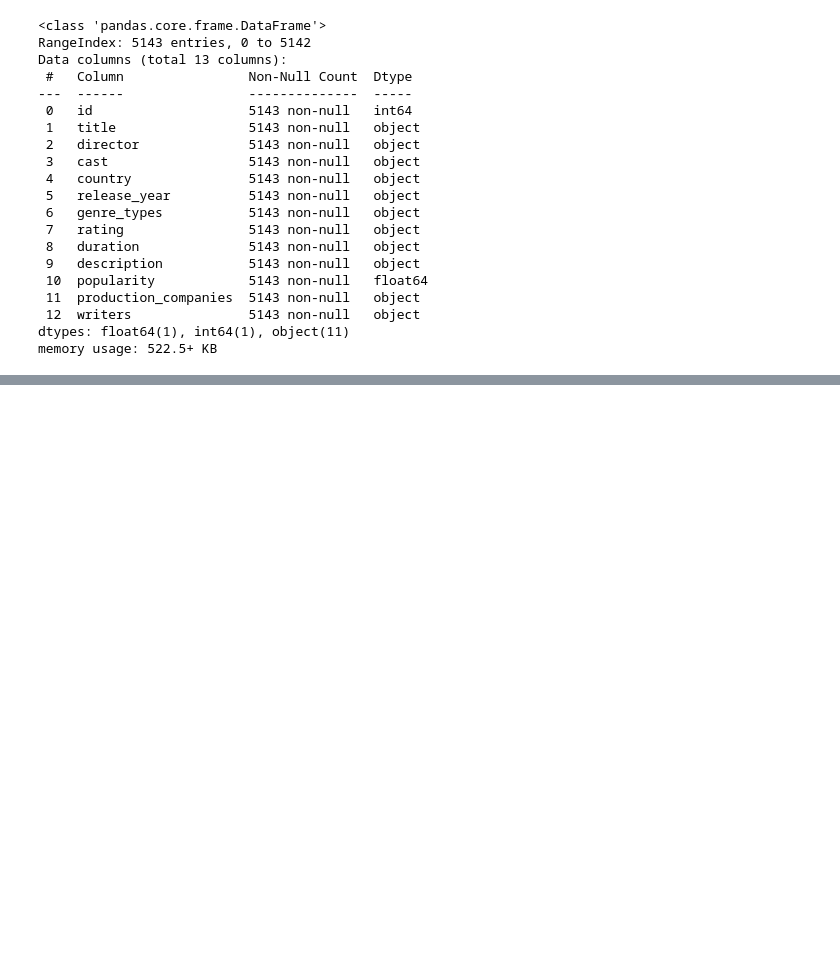
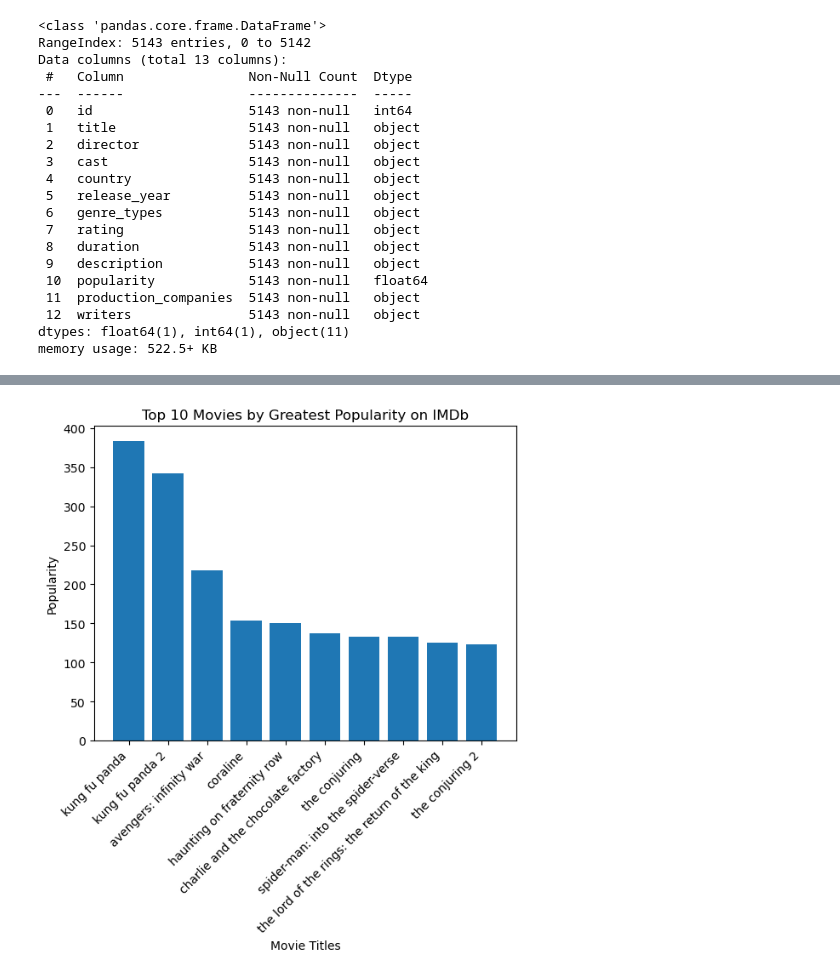
Before and after one commit to qudsia99/movie_recommender, a Jupyter notebook: EDA.ipynb, the cells around one changed output, grey strips where cells are left out. Cells and saved outputs as stored; diff of their text form; code cells hidden in the pictures; blank space fills up the shorter version.

```diff
--- a/EDA.ipynb
+++ b/EDA.ipynb
@@ -286,0 +289,4 @@ df.to_csv('cleaned_data/movie_data.csv')
+# %%
+# Finding top 10 films with greatest popularity according to IMDB standards
+most_votes = df.sort_values(by="popularity",ascending=False).head(10)
+most_votes
@@ -286,0 +305,12 @@ df.to_csv('cleaned_data/movie_data.csv')
+# %%
+# Plotting top 10 movies with greatest vote counts across all years
+plt.bar(most_votes['title'], most_votes['popularity'])
+plt.xlabel("Movie Titles")
+plt.ylabel("Popularity")
+plt.title("Top 10 Movies by Greatest Popularity on IMDb")
+plt.xticks(range(len(most_votes)), most_votes['title'], rotation=45, ha='right')
+
+# View graph
+plt.show()
+# %% [output]
+[figure, added]
```
Also changed, not shown: parts of 5 cells of this notebook.
